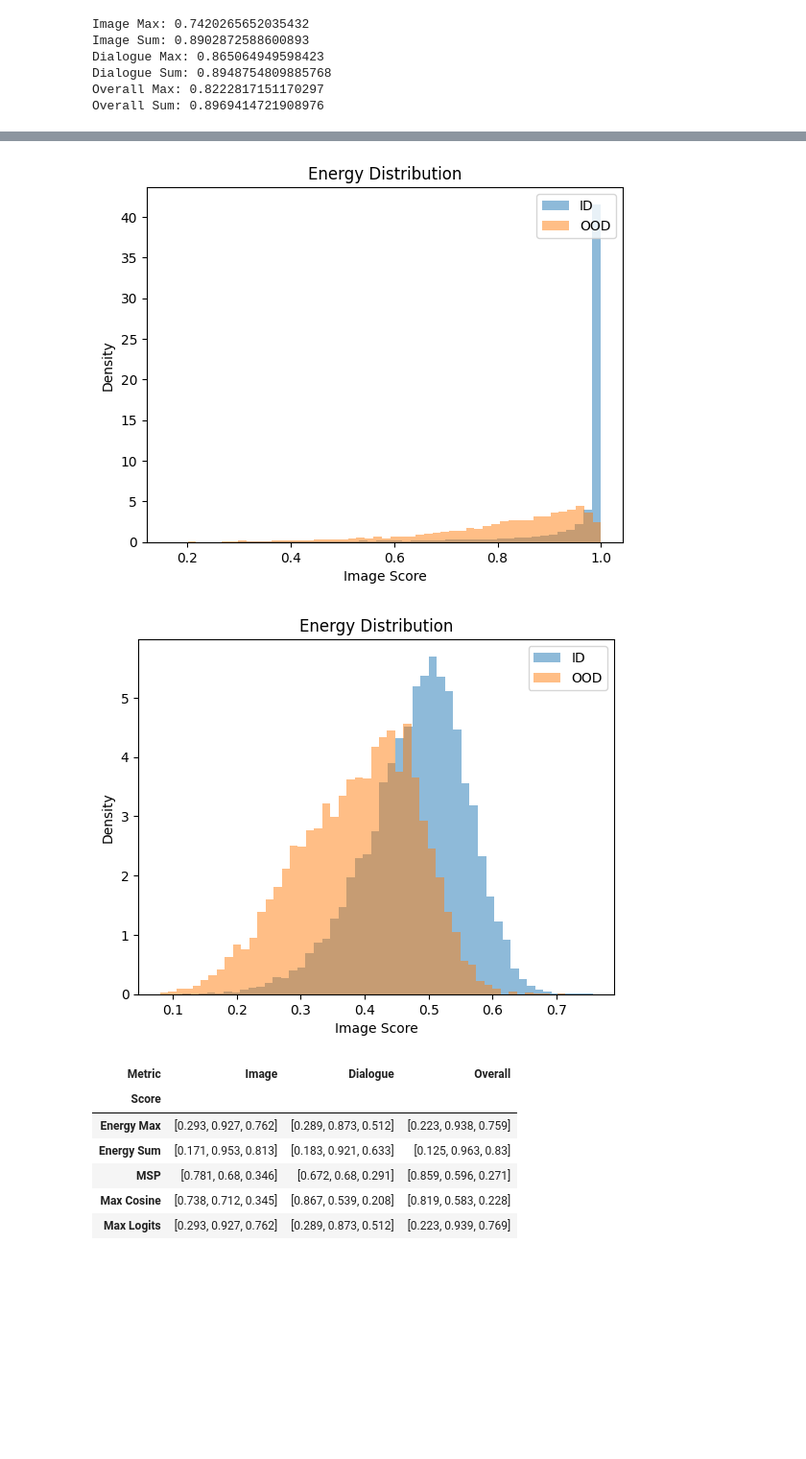
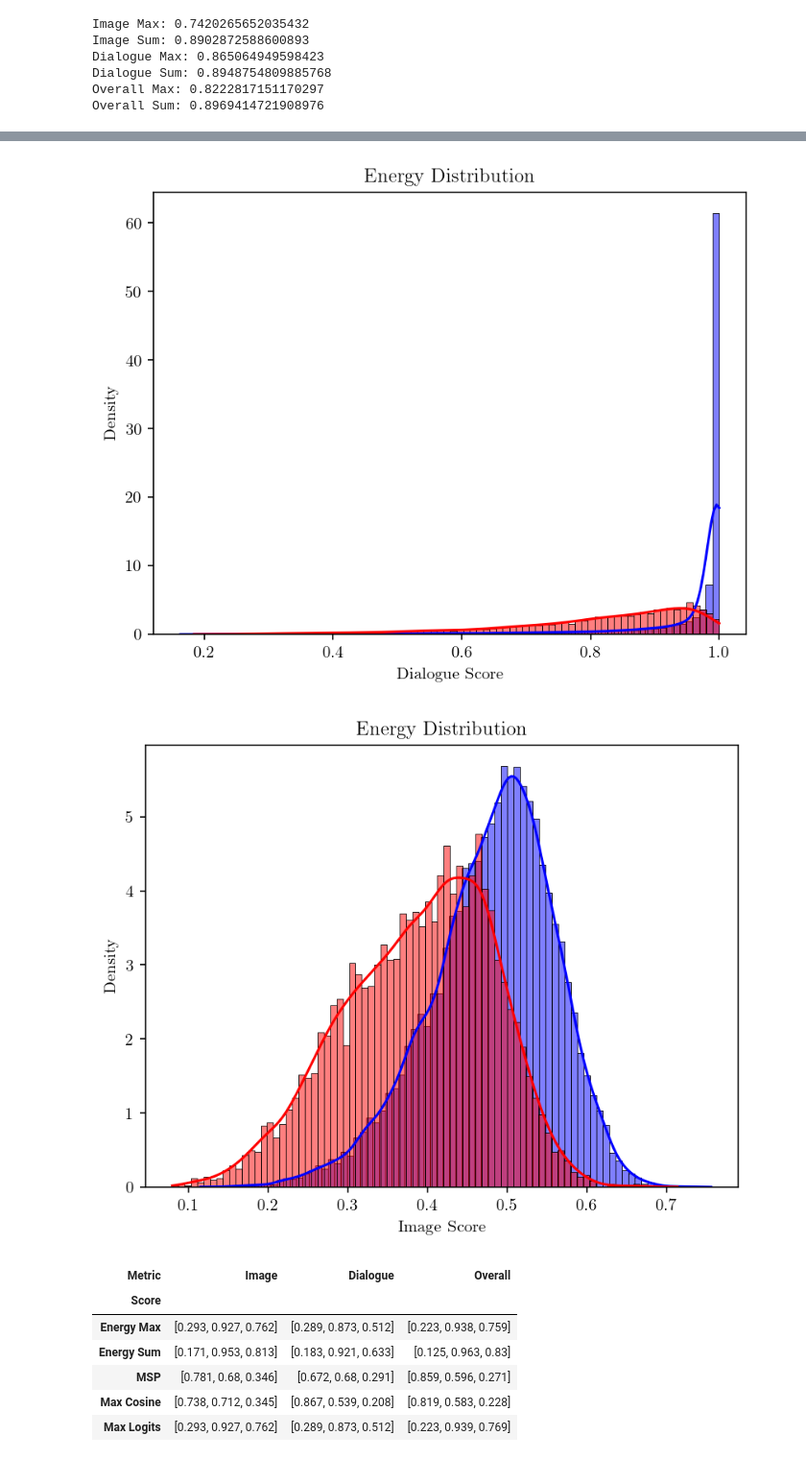
Before and after one commit to wfyitf/multimodal_ood, a Jupyter notebook: notebooks/clip_qa.ipynb, the cells around one changed output, grey strips where cells are left out. Shown at 96% size. Drawn from its saved outputs; the diff is of its cells as text; code cells hidden in the pictures; blank space fills up the shorter version.

```diff
--- a/notebooks/clip_qa.ipynb
+++ b/notebooks/clip_qa.ipynb
@@ -134,7 +134,11 @@ df_table['dialogue_score'], df_table['dialogue_score_max'] = zip(*df_table.progr
 #df_table['dialogue_score_segment_max'] = pd.DataFrame(dialogue_df_segment.groupby('index')['dialogue_score_max'].mean())['dialogue_score_max'].values
 # %%
 import matplotlib.pyplot as plt
-
+plt.rcParams.update({
+    "text.usetex": True,
+    "font.family": "serif"
+})
+plt.rcParams['figure.dpi'] = 150
 # Assuming df_table is preloaded with the appropriate columns
 # Simplifying the code and plotting all histograms in a 2x2 layout
 
@@ -152,8 +156,8 @@ x_labels = ['Image Score', 'Image Max Score', 'Dialogue Score', 'Dialogue Max Sc
 for i, ax in enumerate(axs.flatten()):
     ood_scores = df_table[df_table['OOD'] == 1][columns[i]]
     non_ood_scores = df_table[df_table['OOD'] == 0][columns[i]]
-    ax.hist(non_ood_scores, bins=80, alpha=0.5, label='ID', density=True)
-    ax.hist(ood_scores, bins=80, alpha=0.5, label='OOD', density=True)
+    sns.histplot(non_ood_scores, bins=80, alpha=0.5, label='ID', kde=True, color='blue', ax=ax, stat="density")
+    sns.histplot(ood_scores, bins=80, alpha=0.5, label='OOD', kde=True, color='red', ax=ax, stat="density")
     ax.legend(loc='upper right')
     ax.set_title(titles[i])
     ax.set_xlabel(x_labels[i])
@@ -260,40 +264,32 @@ import matplotlib.pyplot as plt
 ood_scores = df_test[df_test['OOD'] == 1][f'{score_type}_max_image']
 non_ood_scores = df_test[df_test['OOD'] == 0][f'{score_type}_max_image']
 
-plt.hist(non_ood_scores, bins=50, alpha=0.5, label='ID', density = 1)
-plt.hist(ood_scores, bins=50, alpha=0.5, label='OOD', density = 1)
-plt.legend(loc='upper right')
-
+sns.histplot(non_ood_scores, bins=80, alpha=0.5, label='ID', kde=True, color='blue',stat="density")
+sns.histplot(ood_scores, bins=80, alpha=0.5, label='OOD', kde=True, color='red', stat="density")
 plt.title('Energy Distribution')
 plt.xlabel('Image Score')
 plt.ylabel('Frequency')
-
 plt.show()
 
 
 ood_scores = df_test[df_test['OOD'] == 1][f'{score_type}_max_dialogue']
 non_ood_scores = df_test[df_test['OOD'] == 0][f'{score_type}_max_dialogue']
 
-plt.hist(non_ood_scores, bins=50, alpha=0.5, label='ID', density = 1)
-plt.hist(ood_scores, bins=50, alpha=0.5, label='OOD', density = 1)
-plt.legend(loc='upper right')
+sns.histplot(non_ood_scores, bins=80, alpha=0.5, label='ID', kde=True, color='blue', stat="density")
+sns.histplot(ood_scores, bins=80, alpha=0.5, label='OOD', kde=True, color='red', stat="density")
+plt.title('Energy Distribution')
+plt.xlabel('Dialogue Score')
+plt.ylabel('Density')
+plt.show()
 
+ood_scores = df_test[df_test['OOD'] == 1][f'{score_type}_overall_simialrity']
+non_ood_scores = df_test[df_test['OOD'] == 0][f'{score_type}_overall_simialrity']
+
+sns.histplot(non_ood_scores, bins=80, alpha=0.5, label='ID', kde=True, color='blue',  stat="density")
+sns.histplot(ood_scores, bins=80, alpha=0.5, label='OOD', kde=True, color='red',  stat="density")
 plt.title('Energy Distribution')
 plt.xlabel('Image Score')
 plt.ylabel('Density')
 
 plt.show()
-
-ood_scores = df_test[df_test['OOD'] == 1][f'{score_type}_overall_simialrity']
-non_ood_scores = df_test[df_test['OOD'] == 0][f'{score_type}_overall_simialrity']
-
-plt.hist(non_ood_scores, bins=50, alpha=0.5, label='ID', density = 1)
-plt.hist(ood_scores, bins=50, alpha=0.5, label='OOD', density = 1)
-plt.legend(loc='upper right')
-
-plt.title('Energy Distribution')
-plt.xlabel('Image Score')
-plt.ylabel('Density')
-
-plt.show()
 # %% [output]
@@ -301,5 +297,5 @@ plt.show()
-[figure, old version]
+[figure, new version]
-[figure, old version]
+[figure, new version]
 # %%
 # Initialize lists to store data
 metrics = []
```
Also changed, not shown: parts of 4 cells of this notebook.
